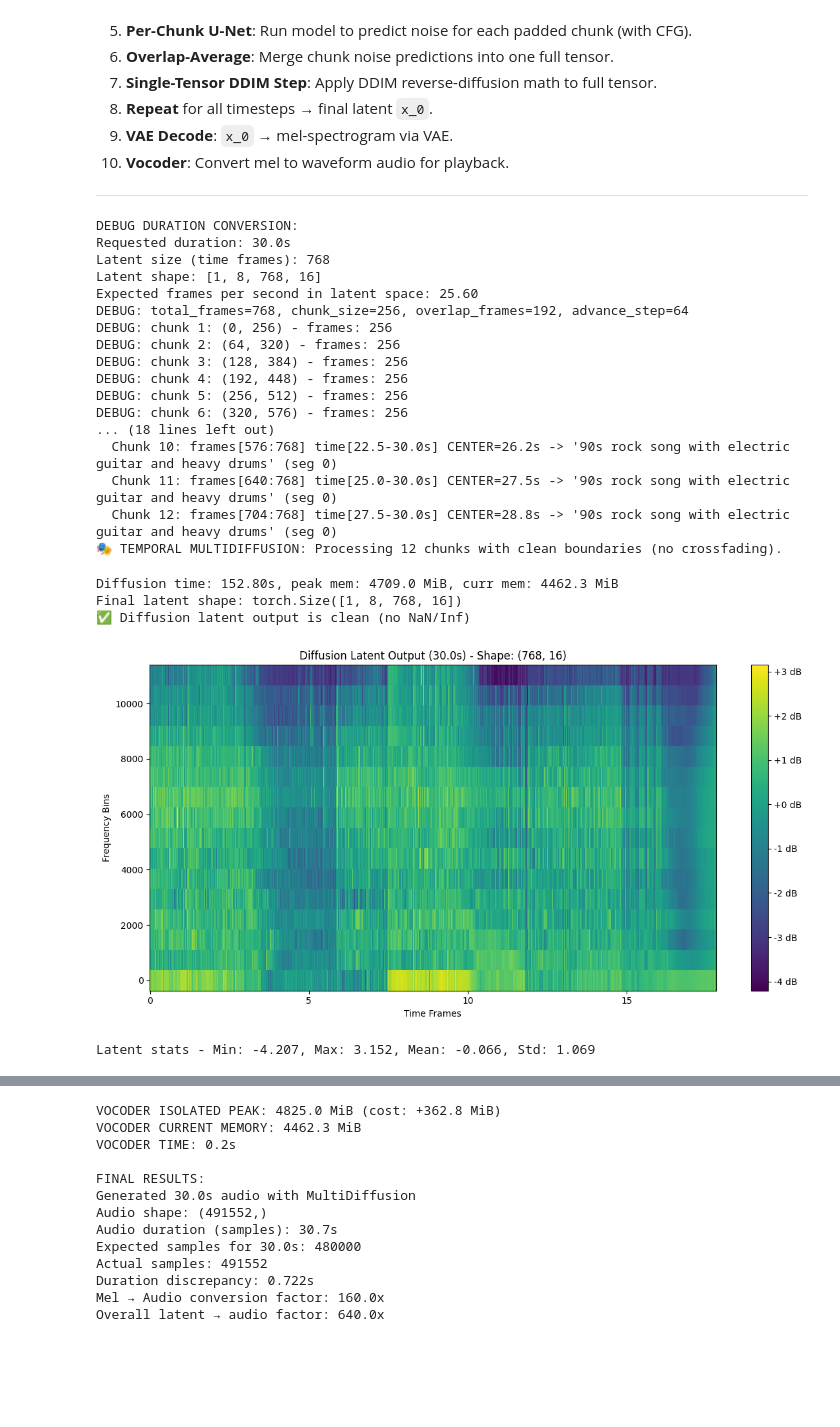
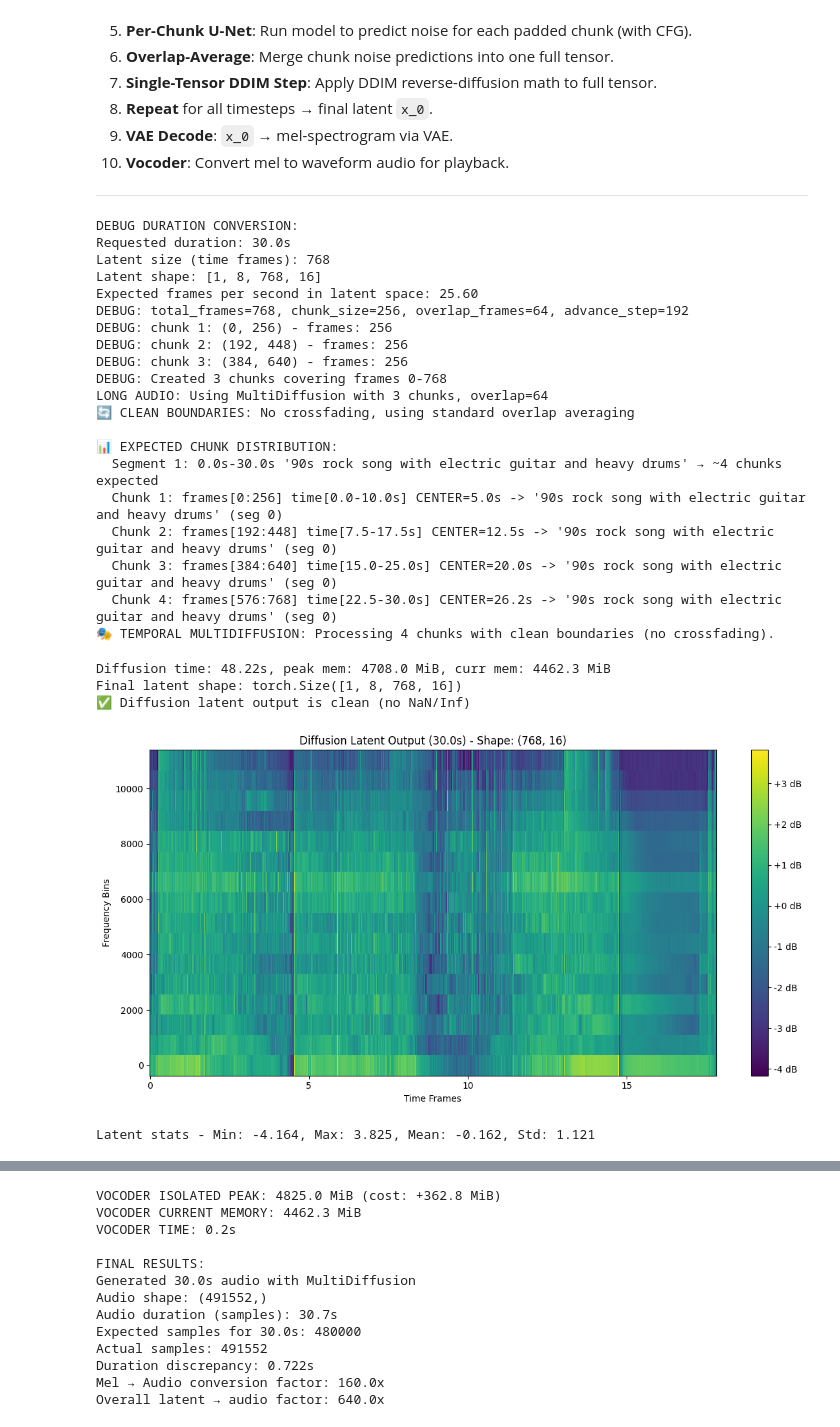
Before and after one commit to AyushBarik/AudioLDM, a Jupyter notebook: Multidiffusion_audioLDM_inference.ipynb, the cells around one changed output, grey strips where cells are left out. Saved outputs shown, nothing was run; the diff lists cells and outputs as text; code cells hidden in the pictures; blank space fills up the shorter version.

```diff
--- a/Multidiffusion_audioLDM_inference.ipynb
+++ b/Multidiffusion_audioLDM_inference.ipynb
@@ -45,7 +45,9 @@ duration = 30.0  # seconds
 
 # Define time segments with simple, distinct prompts (NO combined concepts!)
 prompt_segments = [
-    (0.0, 30.0, "90s rock song with electric guitar and heavy drums"),
+    (0.0, 10.0, "90s rock song with electric guitar and heavy drums"),
+    (10.0, 20.0, "jazz piano in the middle of a waterfall"),
+    (20.0, 30.0, "violin on a battlefield"),
 ]
 
 print("🎭 CREATING SIMPLE SEGMENT PROMPT EMBEDDINGS:")
@@ -93,7 +95,7 @@ ddim_steps = 200
 ddim_eta = 0.1
 unconditional_guidance_scale = 3.0
 chunk_frames = 256
-overlap_frames = int(chunk_frames * 0.75)
+overlap_frames = int(chunk_frames * 0.25)
 
 # Scheduler and initial noise
 sampler = DDIMSampler(model)
@@ -142,47 +144,50 @@ with torch.no_grad():
         unconditional_conditioning=unconditional_embedding,
         unconditional_guidance_scale=unconditional_guidance_scale,
         eta=ddim_eta,
         x_T=z,
         S=ddim_steps,
         chunk_frames=chunk_frames,
         overlap_frames=overlap_frames,
         duration=duration
     )
 torch.cuda.synchronize()
 
 # Report performance
 diffusion_time = time.time() - start_time
 peak_mem = torch.cuda.max_memory_allocated() / (1024*1024)
 curr_mem = torch.cuda.memory_allocated() / (1024*1024)
 print(f"Diffusion time: {diffusion_time:.2f}s, peak mem: {peak_mem:.1f} MiB, curr mem: {curr_mem:.1f} MiB")
 
 # Display final latent
 print(f"Final latent shape: {samples.shape}")
 check_for_nan_inf(samples, "Diffusion latent output")
 plot_latent_spectrogram(samples, f"Diffusion Latent Output ({duration}s)")
 # %% [output]
 DEBUG DURATION CONVERSION:
 Requested duration: 30.0s
 Latent size (time frames): 768
 Latent shape: [1, 8, 768, 16]
 Expected frames per second in latent space: 25.60
-DEBUG: total_frames=768, chunk_size=256, overlap_frames=192, advance_step=64
+DEBUG: total_frames=768, chunk_size=256, overlap_frames=64, advance_step=192
 DEBUG: chunk 1: (0, 256) - frames: 256
-DEBUG: chunk 2: (64, 320) - frames: 256
-DEBUG: chunk 3: (128, 384) - frames: 256
-DEBUG: chunk 4: (192, 448) - frames: 256
-DEBUG: chunk 5: (256, 512) - frames: 256
-DEBUG: chunk 6: (320, 576) - frames: 256
-... (18 lines left out)
-  Chunk 10: frames[576:768] time[22.5-30.0s] CENTER=26.2s -> '90s rock song with electric guitar and heavy drums' (seg 0)
-  Chunk 11: frames[640:768] time[25.0-30.0s] CENTER=27.5s -> '90s rock song with electric guitar and heavy drums' (seg 0)
-  Chunk 12: frames[704:768] time[27.5-30.0s] CENTER=28.8s -> '90s rock song with electric guitar and heavy drums' (seg 0)
-🎭 TEMPORAL MULTIDIFFUSION: Processing 12 chunks with clean boundaries (no crossfading).
+DEBUG: chunk 2: (192, 448) - frames: 256
+DEBUG: chunk 3: (384, 640) - frames: 256
+DEBUG: Created 3 chunks covering frames 0-768
+LONG AUDIO: Using MultiDiffusion with 3 chunks, overlap=64
+🔄 CLEAN BOUNDARIES: No crossfading, using standard overlap averaging
+
+📊 EXPECTED CHUNK DISTRIBUTION:
+  Segment 1: 0.0s-30.0s '90s rock song with electric guitar and heavy drums' → ~4 chunks expected
+  Chunk 1: frames[0:256] time[0.0-10.0s] CENTER=5.0s -> '90s rock song with electric guitar and heavy drums' (seg 0)
+  Chunk 2: frames[192:448] time[7.5-17.5s] CENTER=12.5s -> '90s rock song with electric guitar and heavy drums' (seg 0)
+  Chunk 3: frames[384:640] time[15.0-25.0s] CENTER=20.0s -> '90s rock song with electric guitar and heavy drums' (seg 0)
+  Chunk 4: frames[576:768] time[22.5-30.0s] CENTER=26.2s -> '90s rock song with electric guitar and heavy drums' (seg 0)
+🎭 TEMPORAL MULTIDIFFUSION: Processing 4 chunks with clean boundaries (no crossfading).
-Diffusion time: 152.80s, peak mem: 4709.0 MiB, curr mem: 4462.3 MiB
+Diffusion time: 48.22s, peak mem: 4708.0 MiB, curr mem: 4462.3 MiB
 Final latent shape: torch.Size([1, 8, 768, 16])
 ✅ Diffusion latent output is clean (no NaN/Inf)
-[figure, old version]
+[figure, new version]
-Latent stats - Min: -4.207, Max: 3.152, Mean: -0.066, Std: 1.069
+Latent stats - Min: -4.164, Max: 3.825, Mean: -0.162, Std: 1.121
 # %%
 # VAE DECODER - Using Sliding Window approach for memory efficiency
 # Get memory before VAE and reset peak tracker
```
Also changed, not shown: parts of 2 cells of this notebook, 4 other files.
